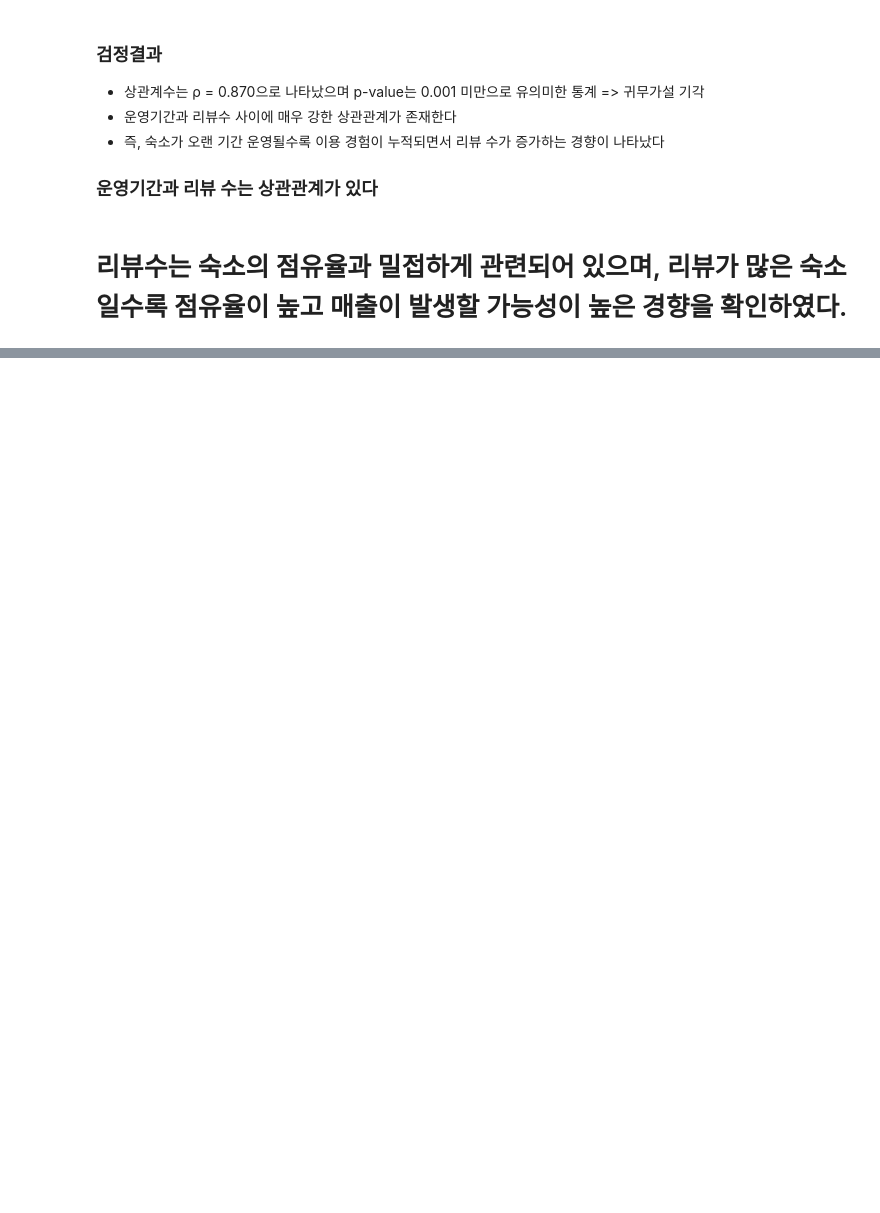
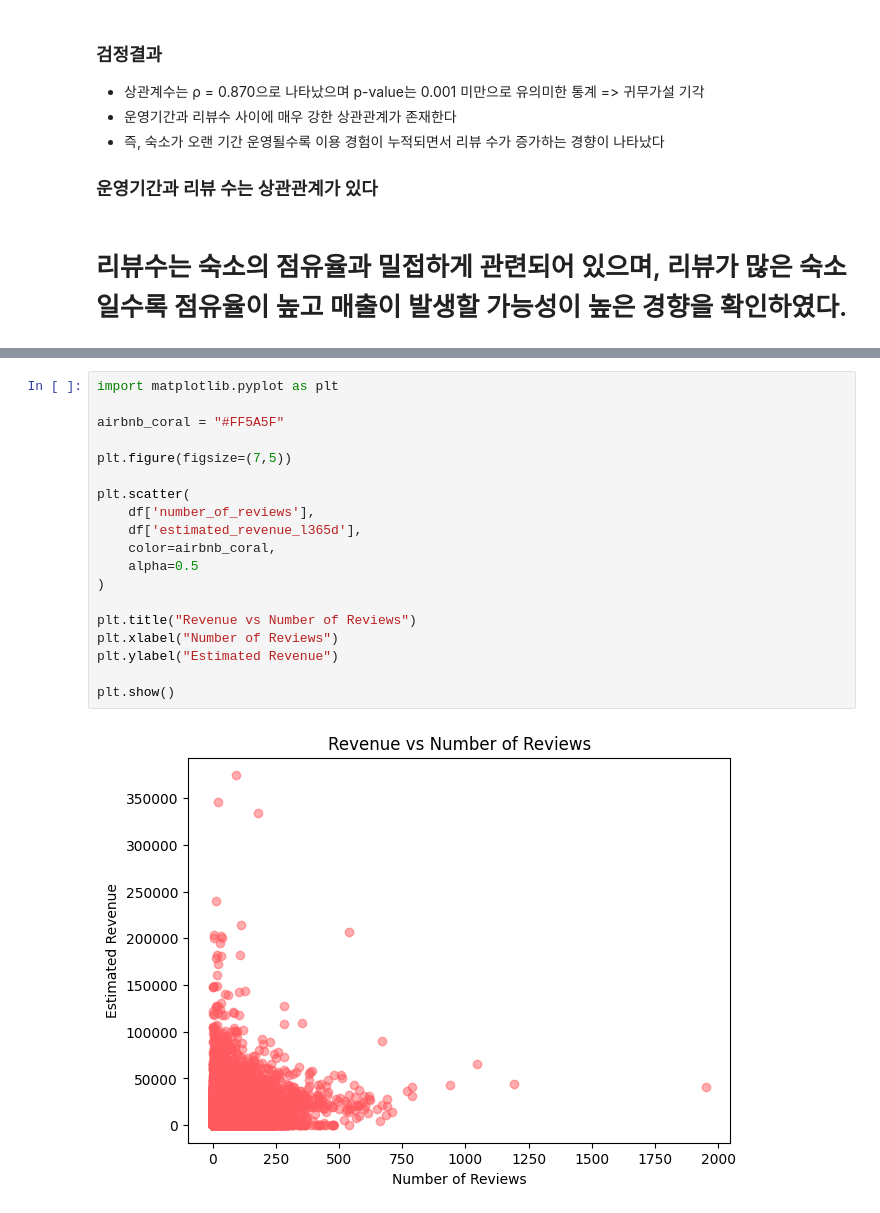
Before and after one commit to motimit/second_project, a Jupyter notebook: Hyebeen_EDA/리뷰, 평점 통계검정.ipynb, the cells around one changed output, grey strips where cells are left out. Cells and saved outputs as stored; diff of their text form; blank space fills up the shorter version.

```diff
--- a/Hyebeen_EDA/리뷰, 평점 통계검정.ipynb
+++ b/Hyebeen_EDA/리뷰, 평점 통계검정.ipynb
@@ -255,0 +286,21 @@ p-value: 0.0
+# %%
+import matplotlib.pyplot as plt
+
+airbnb_coral = "#FF5A5F"
+
+plt.figure(figsize=(7,5))
+
+plt.scatter(
+    df['number_of_reviews'],
+    df['estimated_revenue_l365d'],
+    color=airbnb_coral,
+    alpha=0.5
+)
+
+plt.title("Revenue vs Number of Reviews")
+plt.xlabel("Number of Reviews")
+plt.ylabel("Estimated Revenue")
+
+plt.show()
+# %% [output]
+[figure, added]
```
Also changed, not shown: parts of 13 cells of this notebook.
